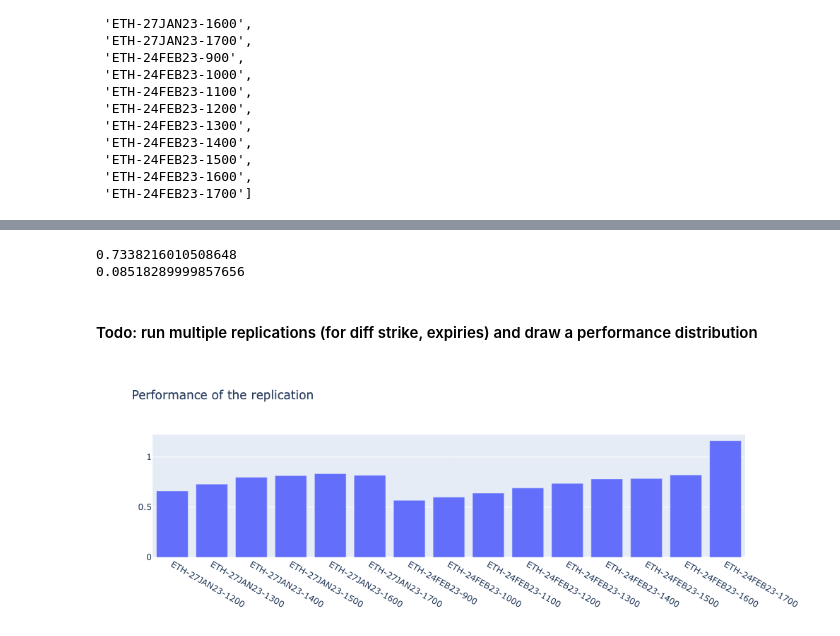
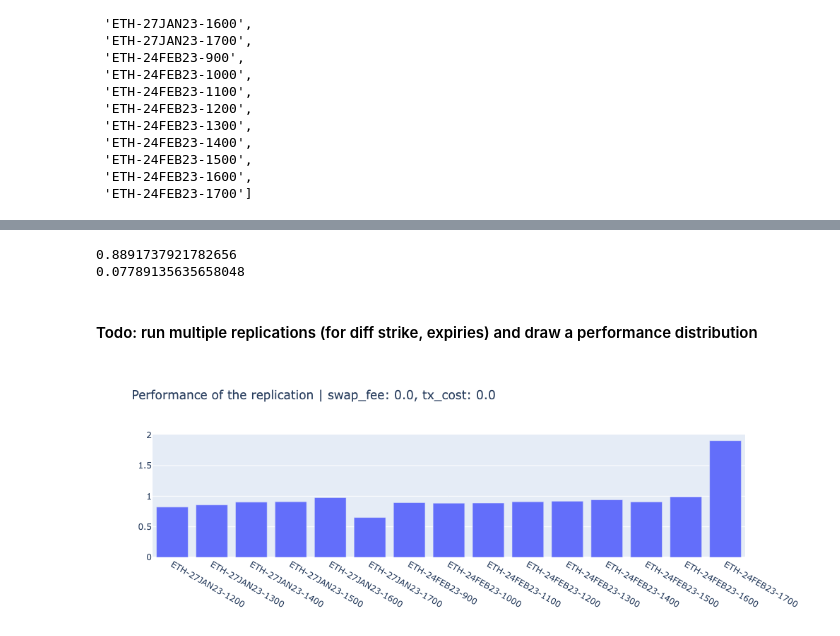
Before and after one commit to DeltaDex-Protocol/research, a Jupyter notebook: backtests.ipynb, the cells around one changed output, grey strips where cells are left out. Drawn from its saved outputs; the diff is of its cells as text; code cells hidden in the pictures.

```diff
--- a/backtests.ipynb
+++ b/backtests.ipynb
@@ -82,10 +82,11 @@ def preprocessing(option_name, option_type):
 
     return filtered
 # %%
+swap_fee = 0.00 / 100
+tx_cost = 0.00 # in usdc
+
 def backtest(df):
-
-    swap_fee = 0.05 / 100
-    tx_cost = 0.5 # in usdc
+    global swap_fee, tx_cost
 
     asset = 0
     initial_usdc = 0
@@ -210,7 +204,13 @@ def performance(option_name):
     #     else:
     #         return pnl / replicated_pnl
 
-    return [option_name, (replicated_pnl + shift) / (pnl + shift)]
+
+    if replicated_pnl < 0 and pnl < 0:
+        return [option_name, pnl / replicated_pnl]
+    else:
+        return [option_name, replicated_pnl / pnl]
+
+    # return [option_name, (replicated_pnl + shift) / (pnl + shift)]
 # %%
 # df.full_name.drop_duplicates().to_numpy()
 # %%
@@ -289,8 +291,8 @@ res
 print(np.mean(list(map(lambda x: x[1], res[:-1]))))
 print(np.std(list(map(lambda x: x[1], res[:-1]))))
 # %% [output]
-0.7338216010508648
-0.08518289999857656
+0.8891737921782656
+0.07789135635658048
 # %%
 # filtered
 # %% [markdown]
@@ -305,20 +307,20 @@ import plotly.express as px
 # %%
 # dices2 = pd.DataFrame(np.random.randint(low=1, high=7, size=(100, 2)), columns=('Кость 1', 'Кость 2'))
 # dices2['Сумма'] = dices2['Кость 1'] + dices2['Кость 2']
 # dices3 = pd.DataFrame(np.random.randint(low=1, high=7, size=(1000, 2)), columns=('Кость 1', 'Кость 2'))
 # dices3['Сумма'] = dices3['Кость 1'] + dices3['Кость 2']
 
-fig = go.Figure(layout = {"title": {"text": "Performance of the replication"}})
+fig = go.Figure(layout = {"title": {"text": '''Performance of the replication | swap_fee: {}, tx_cost: {}'''.format(swap_fee, tx_cost)}})
 # fig.add_trace(go.Histogram(x=dices['Сумма']))
 for i in range(len(res)):
     # fig.add_trace(go.Histogram(x=r))
     # fig.add_trace(go.Histogram(x=r))
     fig2 = px.bar(res[i], x=np.array([res[i][0]]), y=np.array([res[i][1]]))
 
     # fig2 = px.bar(df, x="x", y="y")
     fig.add_trace(fig2.data[0])
 
 # fig.add_trace(go.Histogram(x=dices3['Сумма']))
 fig.show()
 # %% [output]
-[figure, old version]
+[figure, new version]
```
Also changed, not shown: parts of 6 cells of this notebook.
